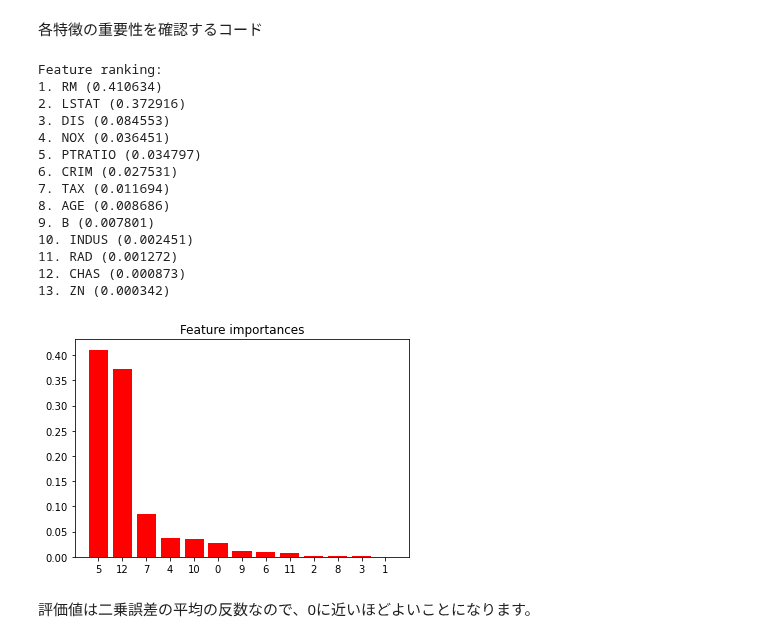
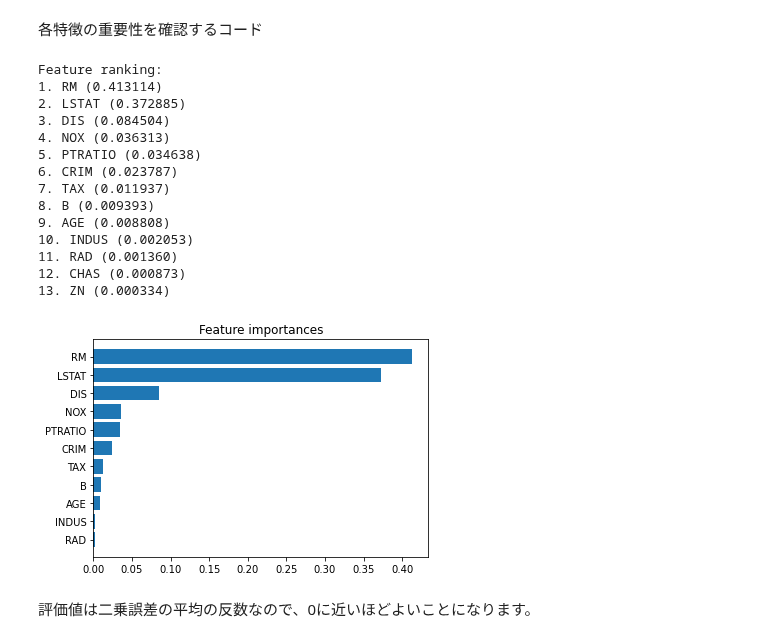
Before and after one commit to MasahiroAraki/MLCourse, a Jupyter notebook: Python/answer/10a_ensemble.ipynb, the cells around one changed output. Drawn from its saved outputs; the diff is of its cells as text; code cells hidden in the pictures.

```diff
--- a/Python/answer/10a_ensemble.ipynb
+++ b/Python/answer/10a_ensemble.ipynb
@@ -96,35 +96,32 @@ print(f"{scores.mean():.2f}")
 # %%
 importances = reg4.feature_importances_
 indices = np.argsort(importances)[::-1]
 
 # Print the feature ranking
 print("Feature ranking:")
-
 for f in range(X.shape[1]):
     print("%d. %s (%f)" % (f + 1, boston.feature_names[indices[f]], importances[indices[f]]))
 
 # Plot the feature importances of the forest
 plt.figure()
 plt.title("Feature importances")
-plt.bar(range(X.shape[1]), importances[indices], color="r", align="center")
-plt.xticks(range(X.shape[1]), indices)
-plt.xlim([-1, X.shape[1]])
+plt.barh(boston.feature_names[indices[10::-1]], importances[indices[10::-1]])
 plt.show()
 # %% [output]
 Feature ranking:
-1. RM (0.410634)
-2. LSTAT (0.372916)
-3. DIS (0.084553)
-4. NOX (0.036451)
-5. PTRATIO (0.034797)
-6. CRIM (0.027531)
-7. TAX (0.011694)
-8. AGE (0.008686)
-9. B (0.007801)
-10. INDUS (0.002451)
-11. RAD (0.001272)
+1. RM (0.413114)
+2. LSTAT (0.372885)
+3. DIS (0.084504)
+4. NOX (0.036313)
+5. PTRATIO (0.034638)
+6. CRIM (0.023787)
+7. TAX (0.011937)
+8. B (0.009393)
+9. AGE (0.008808)
+10. INDUS (0.002053)
+11. RAD (0.001360)
 12. CHAS (0.000873)
-13. ZN (0.000342)
+13. ZN (0.000334)
-[figure, old version]
+[figure, new version]
 # %% [markdown]
 評価値は二乗誤差の平均の反数なので、0に近いほどよいことになります。
```
Also changed, not shown: parts of 3 cells of this notebook.
